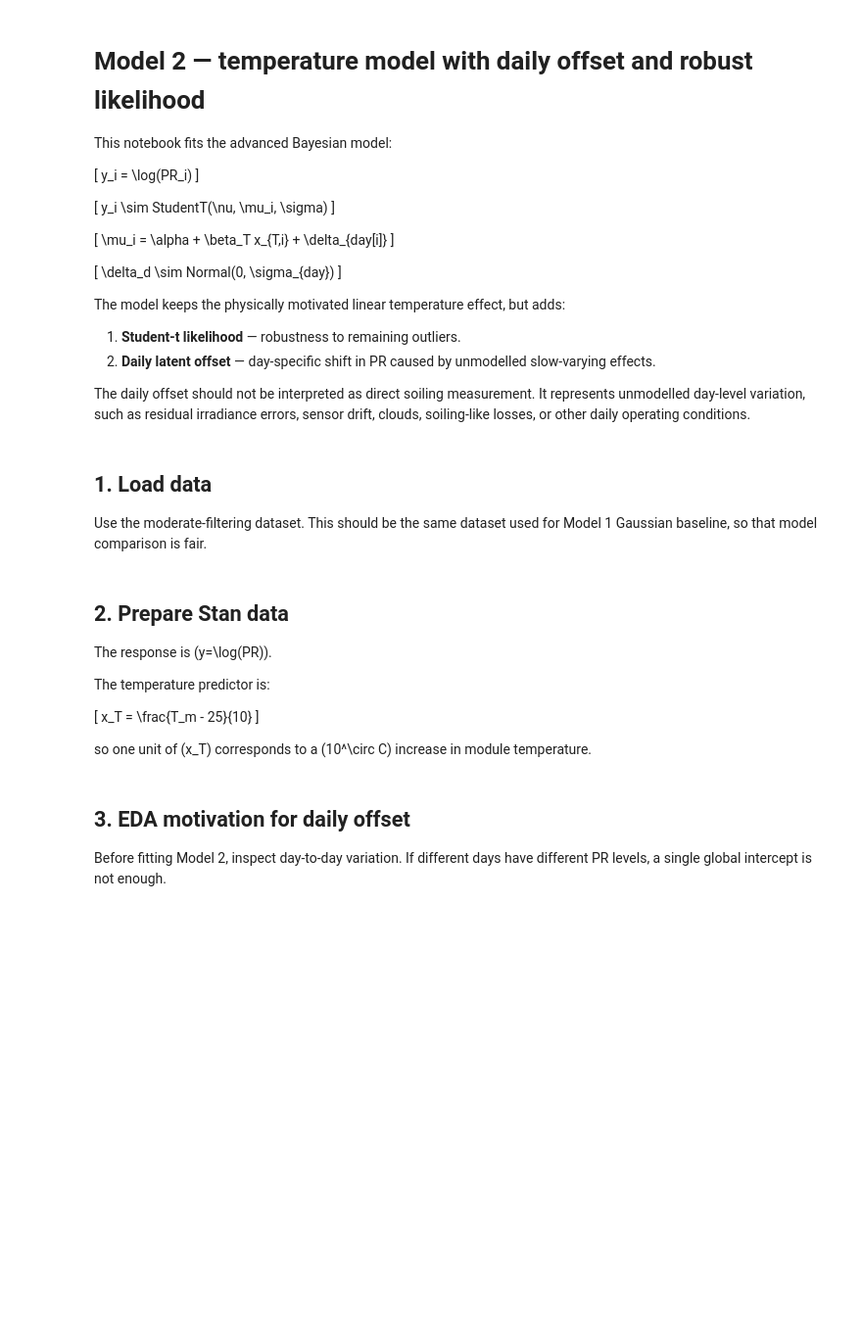
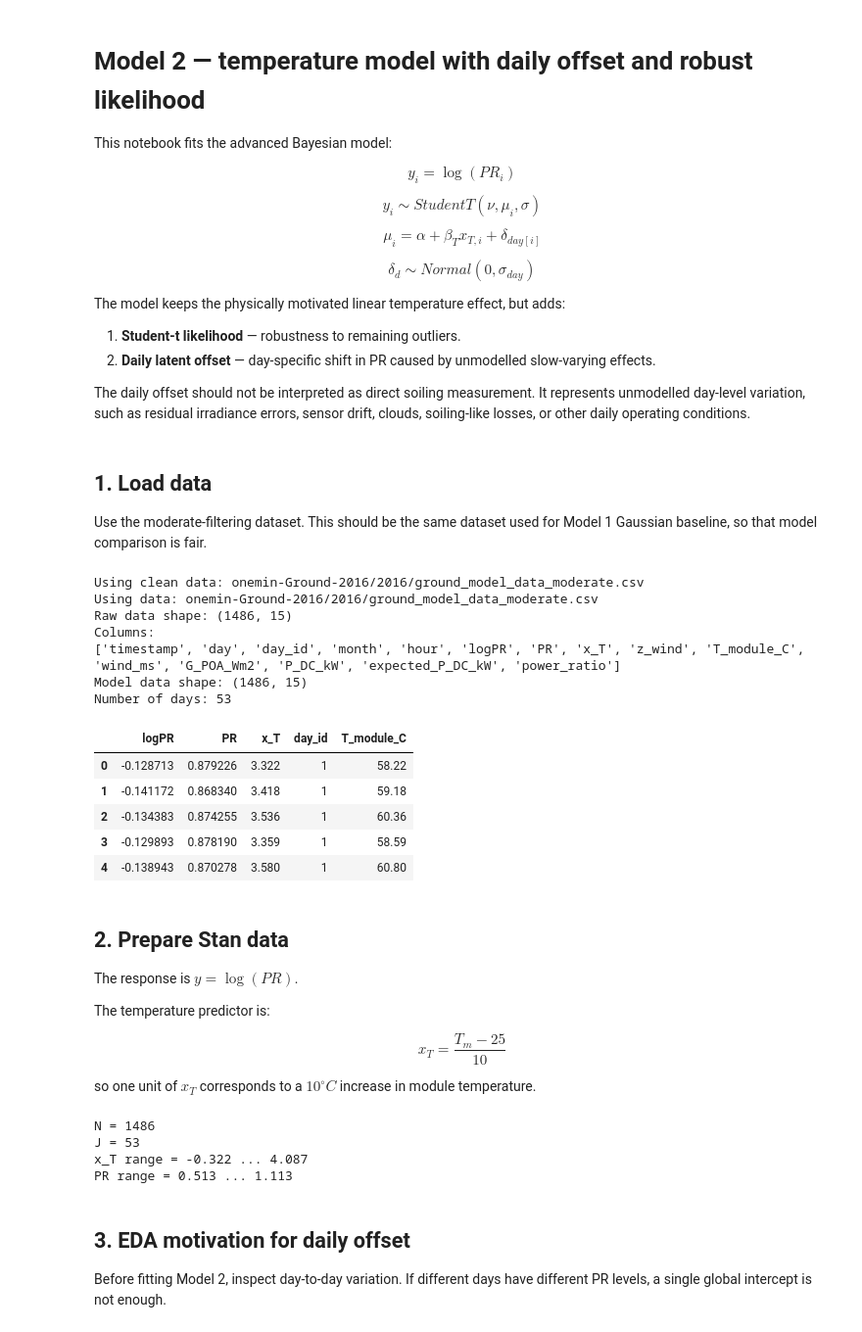
Before and after one commit to mkrzyzowska/Bayesian-Data-Analytics-PV-Project, a Jupyter notebook: model_2_temperature_daily_offset.ipynb, the cells around one changed output. Shown at 98% size. Cells and saved outputs as stored; diff of their text form; code cells hidden in the pictures; blank space fills up the shorter version.

```diff
--- a/model_2_temperature_daily_offset.ipynb
+++ b/model_2_temperature_daily_offset.ipynb
@@ -3,21 +3,21 @@
 
 This notebook fits the advanced Bayesian model:
 
-\[
+$$
 y_i = \log(PR_i)
-\]
+$$
 
-\[
+$$
 y_i \sim StudentT(\nu, \mu_i, \sigma)
-\]
+$$
 
-\[
+$$
 \mu_i = \alpha + \beta_T x_{T,i} + \delta_{day[i]}
-\]
+$$
 
-\[
+$$
 \delta_d \sim Normal(0, \sigma_{day})
-\]
+$$
 
 The model keeps the physically motivated linear temperature effect, but adds:
 
@@ -44,47 +44,59 @@ plt.rcParams["axes.grid"] = True
 
 Use the moderate-filtering dataset. This should be the same dataset used for Model 1 Gaussian baseline, so that model comparison is fair.
 # %%
-DATA_PATH = "Bayesian-Data-Analytics-PV-Project/onemin-Ground-2016/2016/ground_model_data_moderate.csv"
+DATA_PATH = "onemin-Ground-2016/2016/ground_model_data_moderate.csv"
 df = pd.read_csv(DATA_PATH)
 print("Using clean data:", DATA_PATH)
 
-STAN_MODEL_PATH = Path("Bayesian-Data-Analytics-PV-Project/model_2_temperature_daily_offset.stan")
-STAN_PRIOR_PATH = Path("Bayesian-Data-Analytics-PV-Project/model_2_temperature_daily_offset_prior_predictive.stan")
+STAN_MODEL_PATH = Path("model_2_temperature_daily_offset.stan")
+STAN_PRIOR_PATH = Path("model_2_temperature_daily_offset_prior_predictive.stan")
 
 
 print("Using data:", DATA_PATH)
 print("Raw data shape:", df.shape)
 print("Columns:")
 print(df.columns.tolist())
 
 required = ["logPR", "PR", "x_T", "day_id", "T_module_C"]
 missing = [c for c in required if c not in df.columns]
 if missing:
     raise ValueError(f"Missing required columns: {missing}")
 
 # Remove invalid rows just in case.
 df = df.replace([np.inf, -np.inf], np.nan)
 df = df.dropna(subset=["logPR", "PR", "x_T", "day_id", "T_module_C"]).copy()
 
 # Ensure day_id is integer and starts from 1.
 df["day_id"] = pd.factorize(df["day_id"])[0] + 1
 
 print("Model data shape:", df.shape)
 print("Number of days:", df["day_id"].nunique())
 
 df[["logPR", "PR", "x_T", "day_id", "T_module_C"]].head()
+# %% [output]
+Using clean data: onemin-Ground-2016/2016/ground_model_data_moderate.csv
+Using data: onemin-Ground-2016/2016/ground_model_data_moderate.csv
+Raw data shape: (1486, 15)
+Columns:
+['timestamp', 'day', 'day_id', 'month', 'hour', 'logPR', 'PR', 'x_T', 'z_wind', 'T_module_C', 'wind_ms', 'G_POA_Wm2', 'P_DC_kW', 'expected_P_DC_kW', 'power_ratio']
+Model data shape: (1486, 15)
+Number of days: 53
+|  | logPR | PR | x_T | day_id | T_module_C |
+| 0 | -0.128713 | 0.879226 | 3.322 | 1 | 58.22 |
+| 1 | -0.141172 | 0.868340 | 3.418 | 1 | 59.18 |
+| 2 | -0.134383 | 0.874255 | 3.536 | 1 | 60.36 |
+| 3 | -0.129893 | 0.878190 | 3.359 | 1 | 58.59 |
+| 4 | -0.138943 | 0.870278 | 3.580 | 1 | 60.80 |
 # %% [markdown]
 ## 2. Prepare Stan data
 
-The response is \(y=\log(PR)\).
+The response is $ y=\log(PR) $.
 
 The temperature predictor is:
 
-\[
-x_T = \frac{T_m - 25}{10}
-\]
+$$ x_T = \frac{T_m - 25}{10} $$
 
-so one unit of \(x_T\) corresponds to a \(10^\circ C\) increase in module temperature.
+so one unit of $x_T$ corresponds to a $10^\circ C$ increase in module temperature.
 # %%
 y = df["logPR"].to_numpy()
 x_T = df["x_T"].to_numpy()
@@ -112,6 +124,11 @@ print(f"N = {N}")
 print(f"J = {J}")
 print(f"x_T range = {x_T.min():.3f} ... {x_T.max():.3f}")
 print(f"PR range = {df['PR'].min():.3f} ... {df['PR'].max():.3f}")
+# %% [output]
+N = 1486
+J = 53
+x_T range = -0.322 ... 4.087
+PR range = 0.513 ... 1.113
 # %% [markdown]
 ## 3. EDA motivation for daily offset
 
```
Also changed, not shown: parts of 13 cells of this notebook, 1 other file.
